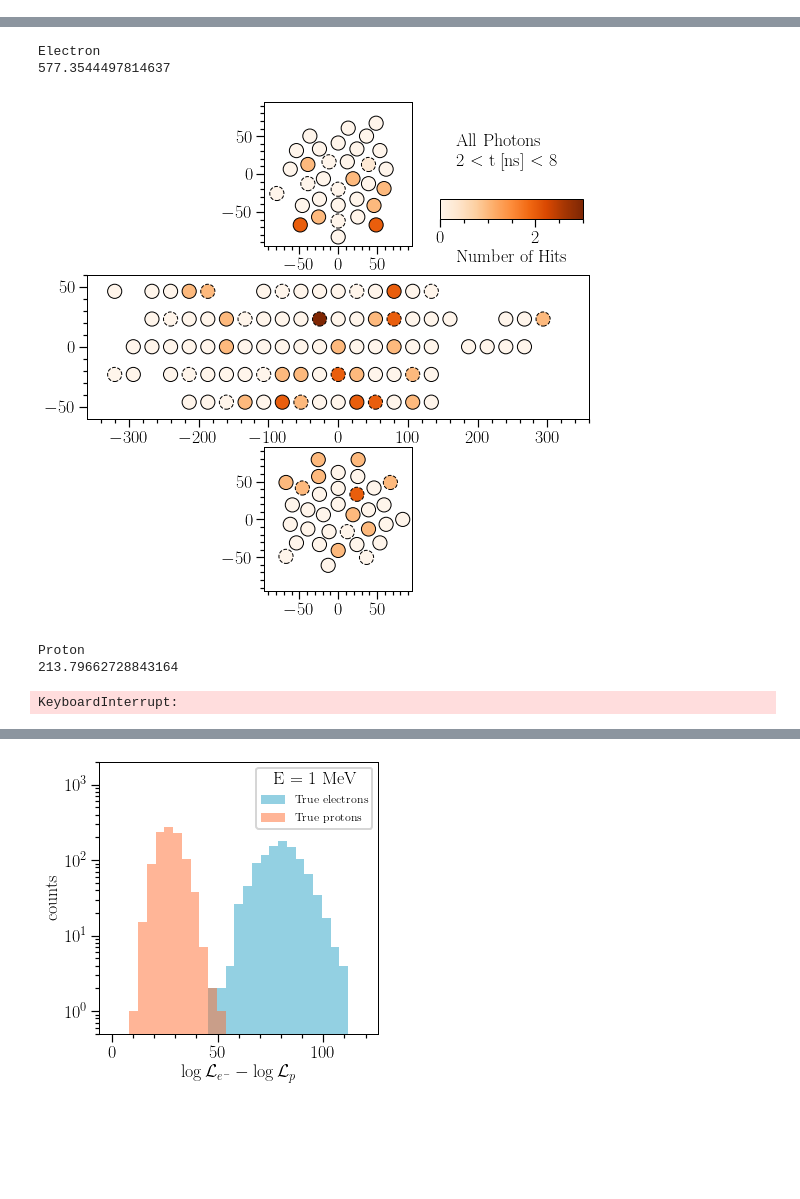
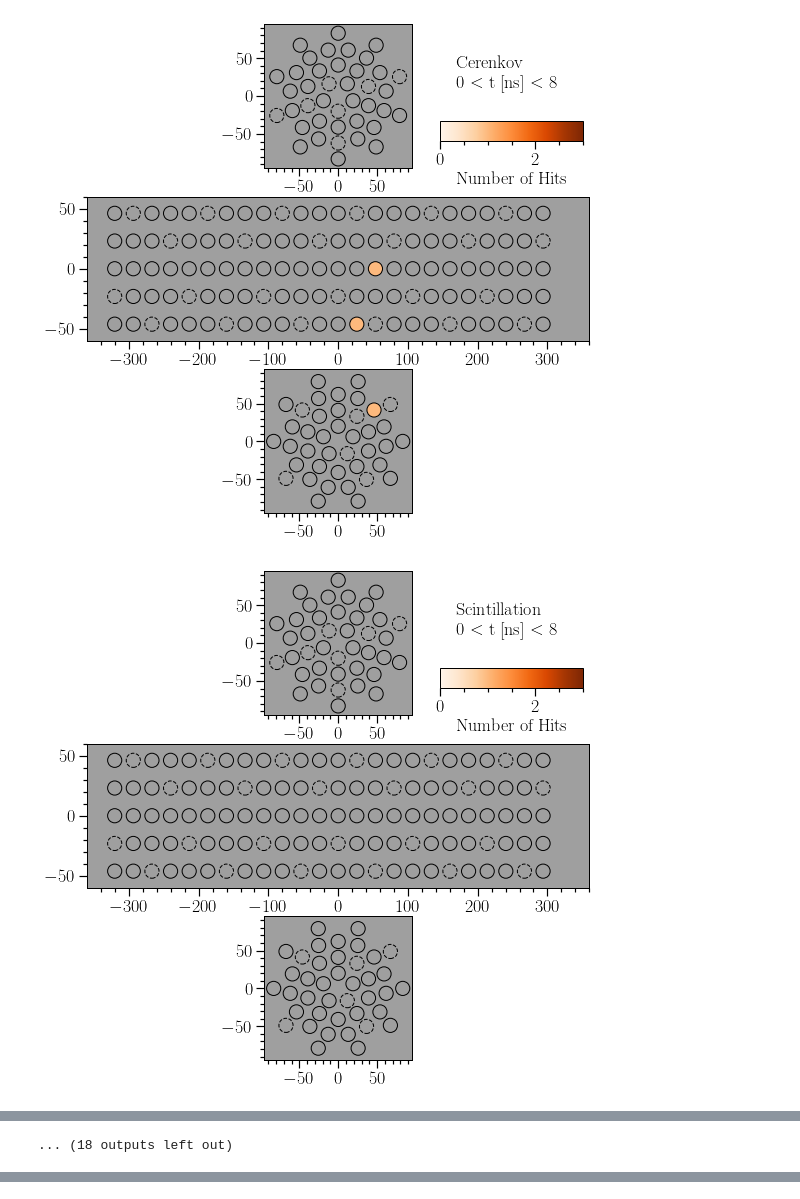
Before and after one commit to nickkamp1/CCM_CherenkovLight, a Jupyter notebook: SimulationPlotter.ipynb, the cells around one changed output, grey strips where cells are left out. Drawn from its saved outputs; the diff is of its cells as text; code cells hidden in the pictures; blank space fills up the shorter version.

```diff
--- a/SimulationPlotter.ipynb
+++ b/SimulationPlotter.ipynb
@@ -23,16 +25,8 @@ pED.PlotAvgTemplate(vmax=0.1,time_bin=2,ProcessString=ProcessString)
 # %%
-for evenno in range(1):
-  for ProcessString in [None]:
-    print('Electron')
-    SaveStr = 'Figures/EventDisplays/electron_%s_E%s_event%i'%(ProcessString if ProcessString is not None else 'AllPhotons',E,evenno)
-    eLLH = eED.MLE_dataset.LogLikelihood(evenno,template=e_template,prob_one=1./nMax)
-    pLLH = eED.MLE_dataset.LogLikelihood(evenno,template=p_template,prob_one=1./nMax)
-    print(eLLH-pLLH)
-    eED.PlotAllPMTsTimeSlice(evenno,(2,8),ProcessString=ProcessString,vmax=3,SaveString=SaveStr,DetReco=True)
-    print('Proton')
-    SaveStr = 'Figures/EventDisplays/proton_%s_E%s_event%i'%(ProcessString if ProcessString is not None else 'AllPhotons',E,evenno)
-    eLLH = pED.MLE_dataset.LogLikelihood(evenno,template=e_template,prob_one=1./nMax)
-    pLLH = pED.MLE_dataset.LogLikelihood(evenno,template=p_template,prob_one=1./nMax)
-    print(eLLH-pLLH)
-    pED.PlotAllPMTsTimeSlice(evenno,(2,8),ProcessString=ProcessString,vmax=3,SaveString=SaveStr,DetReco=True)
+for evenno in range(10):
+  for ProcessString in ['Cerenkov','Scintillation',None]:
+    SaveStr = 'Figures/EventDisplays/%s_E%s_event%i'%(ProcessString if ProcessString is not None else 'AllPhotons',E,evenno)
+    ED.PlotAllPMTsTimeSlice(evenno,(0,8),ProcessString=ProcessString,vmax=3,SaveString=SaveStr,DetReco=True)
 # %% [output]
+[figure, new version]
+[figure, new version]
@@ -39,6 +43 @@ for evenno in range(1):
-Electron
-577.3544497814637
+... (18 outputs left out)
-[figure, old version]
-Proton
-213.79662728843164
-KeyboardInterrupt:
@@ -58,11 +45,0 @@ for evenno in range(1000):
-# %%
-plt.hist(electron_dllh,bins=np.linspace(0,120,30),alpha=0.5,label='True electrons')
-plt.hist(proton_dllh,bins=np.linspace(0,120,30),alpha=0.5,label='True protons')
-plt.xlabel(r'$\log \mathcal{L}_{e^-} - \log \mathcal{L}_{p}$')
-plt.ylabel('counts')
-plt.legend(title='E = %s MeV'%str(E))
-plt.semilogy()
-plt.ylim(5e-1,2e3)
-plt.show()
-# %% [output]
-[figure, removed]
```
Also changed, not shown: parts of 4 cells of this notebook, 56 other files.
